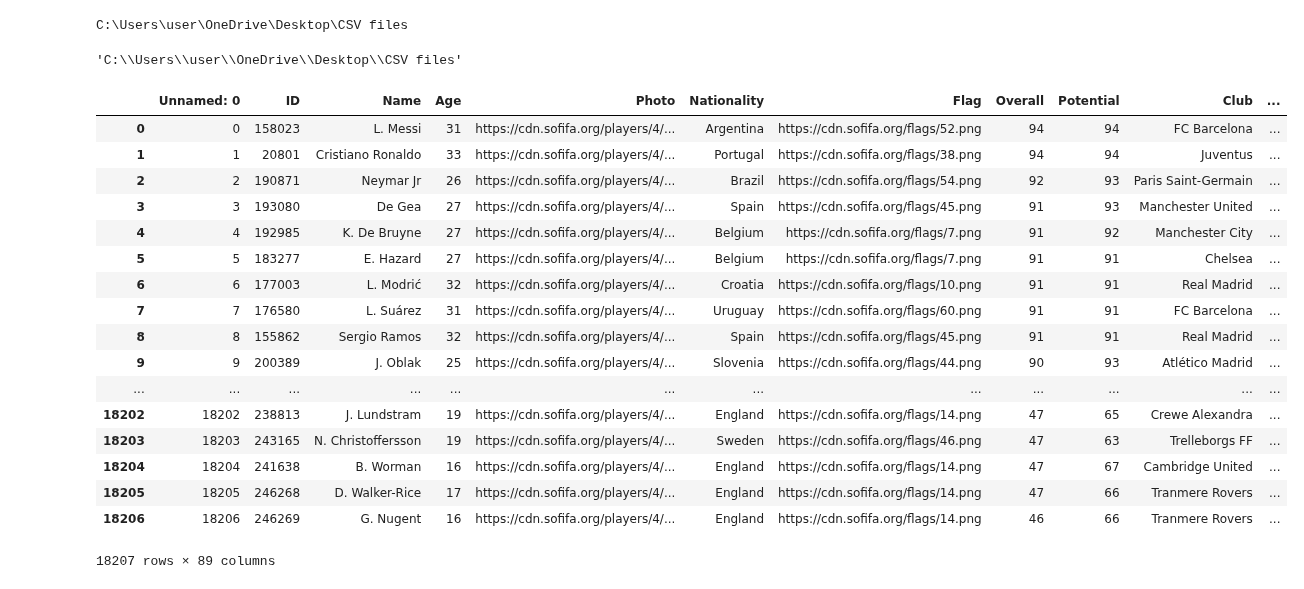
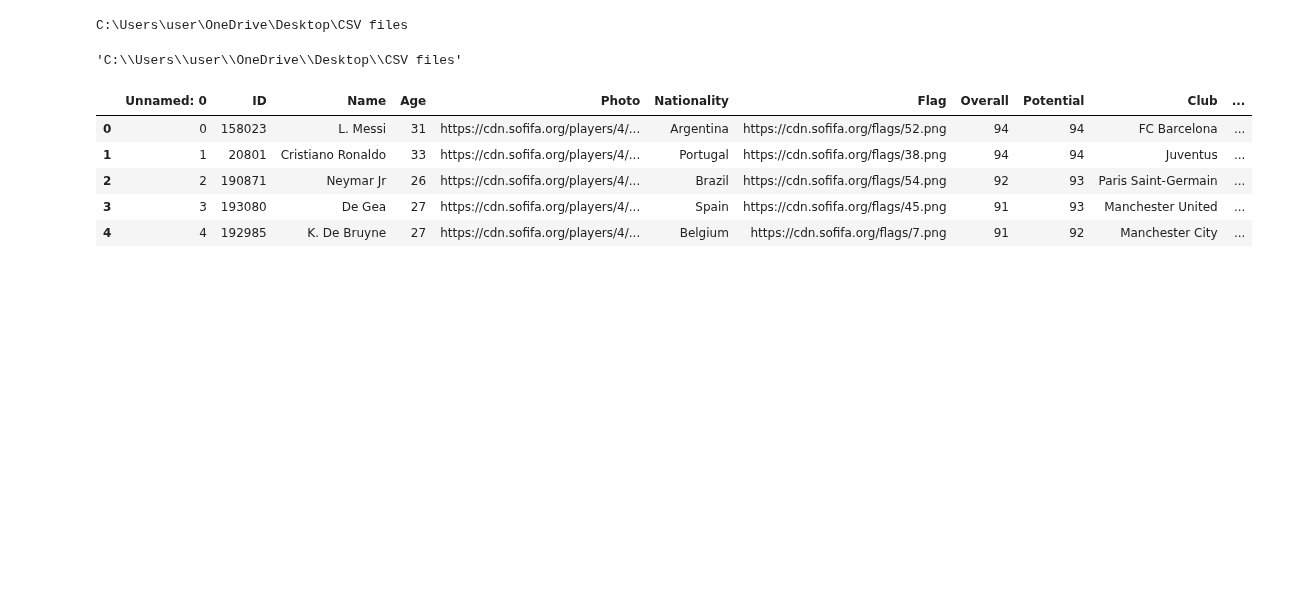
Before and after one commit to SANYAM1996/scatter-plotter, a Jupyter notebook: Fifa _19 analysis.ipynb, the cells around one changed output. Drawn from its saved outputs; the diff is of its cells as text; code cells hidden in the pictures; blank space fills up the shorter version.

```diff
--- a/Fifa _19 analysis.ipynb
+++ b/Fifa _19 analysis.ipynb
@@ -16,23 +18,14 @@ import matplotlib.pyplot as plt
 %matplotlib inline
 data = pd.read_csv('data.csv')
+# %%
+pd.set_option('display.max_columns', 100)
+pd.set_option('display.max_rows', 100)
 # %%
-data
+data.head()
 # %% [output]
 |  | Unnamed: 0 | ID | Name | Age | Photo | Nationality | Flag | Overall | Potential | Club | ... |
 | 0 | 0 | 158023 | L. Messi | 31 | https://cdn.sofifa.org/players/4/... | Argentina | https://cdn.sofifa.org/flags/52.png | 94 | 94 | FC Barcelona | ... |
 | 1 | 1 | 20801 | Cristiano Ronaldo | 33 | https://cdn.sofifa.org/players/4/... | Portugal | https://cdn.sofifa.org/flags/38.png | 94 | 94 | Juventus | ... |
 | 2 | 2 | 190871 | Neymar Jr | 26 | https://cdn.sofifa.org/players/4/... | Brazil | https://cdn.sofifa.org/flags/54.png | 92 | 93 | Paris Saint-Germain | ... |
 | 3 | 3 | 193080 | De Gea | 27 | https://cdn.sofifa.org/players/4/... | Spain | https://cdn.sofifa.org/flags/45.png | 91 | 93 | Manchester United | ... |
 | 4 | 4 | 192985 | K. De Bruyne | 27 | https://cdn.sofifa.org/players/4/... | Belgium | https://cdn.sofifa.org/flags/7.png | 91 | 92 | Manchester City | ... |
-| 5 | 5 | 183277 | E. Hazard | 27 | https://cdn.sofifa.org/players/4/... | Belgium | https://cdn.sofifa.org/flags/7.png | 91 | 91 | Chelsea | ... |
-| 6 | 6 | 177003 | L. Modrić | 32 | https://cdn.sofifa.org/players/4/... | Croatia | https://cdn.sofifa.org/flags/10.png | 91 | 91 | Real Madrid | ... |
-| 7 | 7 | 176580 | L. Suárez | 31 | https://cdn.sofifa.org/players/4/... | Uruguay | https://cdn.sofifa.org/flags/60.png | 91 | 91 | FC Barcelona | ... |
-| 8 | 8 | 155862 | Sergio Ramos | 32 | https://cdn.sofifa.org/players/4/... | Spain | https://cdn.sofifa.org/flags/45.png | 91 | 91 | Real Madrid | ... |
-| 9 | 9 | 200389 | J. Oblak | 25 | https://cdn.sofifa.org/players/4/... | Slovenia | https://cdn.sofifa.org/flags/44.png | 90 | 93 | Atlético Madrid | ... |
-| ... | ... | ... | ... | ... | ... | ... | ... | ... | ... | ... | ... |
-| 18202 | 18202 | 238813 | J. Lundstram | 19 | https://cdn.sofifa.org/players/4/... | England | https://cdn.sofifa.org/flags/14.png | 47 | 65 | Crewe Alexandra | ... |
-| 18203 | 18203 | 243165 | N. Christoffersson | 19 | https://cdn.sofifa.org/players/4/... | Sweden | https://cdn.sofifa.org/flags/46.png | 47 | 63 | Trelleborgs FF | ... |
-| 18204 | 18204 | 241638 | B. Worman | 16 | https://cdn.sofifa.org/players/4/... | England | https://cdn.sofifa.org/flags/14.png | 47 | 67 | Cambridge United | ... |
-| 18205 | 18205 | 246268 | D. Walker-Rice | 17 | https://cdn.sofifa.org/players/4/... | England | https://cdn.sofifa.org/flags/14.png | 47 | 66 | Tranmere Rovers | ... |
-| 18206 | 18206 | 246269 | G. Nugent | 16 | https://cdn.sofifa.org/players/4/... | England | https://cdn.sofifa.org/flags/14.png | 46 | 66 | Tranmere Rovers | ... |
-18207 rows × 89 columns
```
Also changed, not shown: parts of 18 cells of this notebook.
